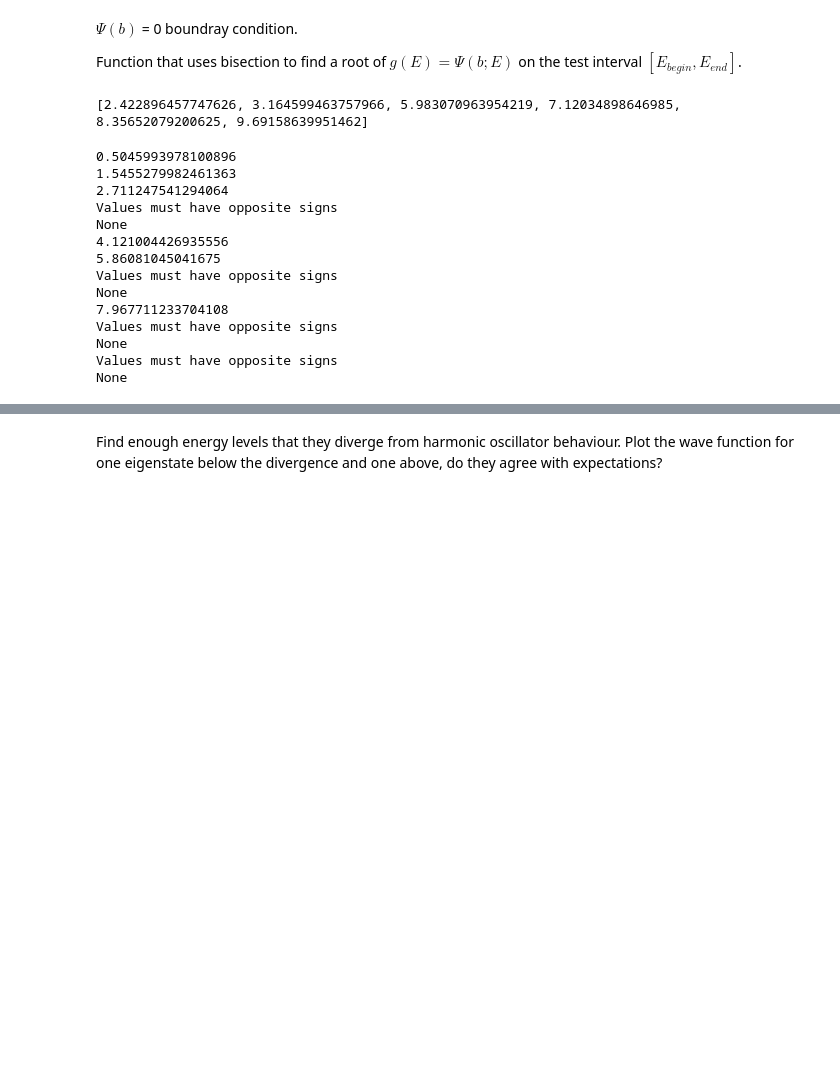
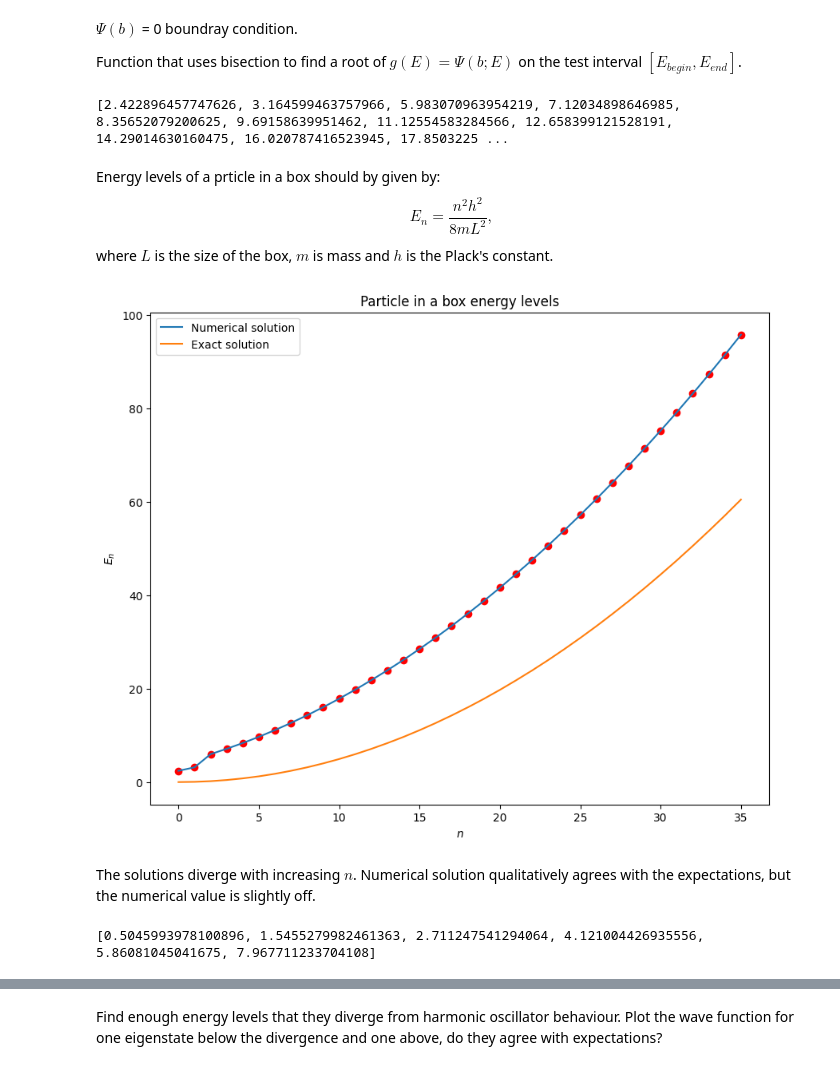
Before and after one commit to HannaKarwowska/HW2-Numerical-Methods, a Jupyter notebook: HW2.ipynb, the cells around one changed output, grey strips where cells are left out. Saved outputs shown, nothing was run; the diff lists cells and outputs as text; code cells hidden in the pictures; blank space fills up the shorter version.

```diff
--- a/HW2.ipynb
+++ b/HW2.ipynb
@@ -315,31 +315,47 @@ def bisection_solver(a,b,V, E_begining,E_end):
 # %%
 #Particle in a box test
 Energies = []
-for n in range(0,10):
+for n in range(0,100):
     value = bisection_solver(0,10,V1, n,n+1)
     if value != None:
         Energies.append(value)
 print(Energies)
 # %% [output]
-[2.422896457747626, 3.164599463757966, 5.983070963954219, 7.12034898646985, 8.35652079200625, 9.69158639951462]
+[2.422896457747626, 3.164599463757966, 5.983070963954219, 7.12034898646985, 8.35652079200625, 9.69158639951462, 11.12554583284566, 12.658399121528191, 14.29014630160475, 16.020787416523945, 17.8503225 ...
+# %% [markdown]
+Energy levels of a prticle in a box should by given by:
+\begin{equation}
+    E_n = \frac{n^2 h^2}{8 m L^2},
+\end{equation}
+where $L$ is the size of the box, $m$ is mass and $h$ is the Plack's constant.
 # %%
 #Plot E_n VS n
+
+n_number = np.arange(len(Energies))
+fig,ax = plt.subplots(figsize=(10, 8))
+ax.plot(n_number,Energies, label = "Numerical solution")
+ax.plot(n_number, n_number**2 * (2* np.pi)**2 /(8* 100), label = "Exact solution" )
+ax.scatter(n_number,Energies, color = "red")
+ax.set_xlabel("$n$")
+ax.set_ylabel("$E_{{n}}$")
+ax.set_title("Particle in a box energy levels")
+ax.legend()
+plt.savefig("Energy_levels_1.png")
+plt.show()
+# %% [output]
+[figure, added]
+# %% [markdown]
+The solutions diverge with increasing $n$. Numerical solution qualitatively agrees with the expectations, but the numerical value is slightly off.
 # %%
 #Shooting method on harmonic oscillator
+Energies2 = []
 for n in range(0,10):
-    print(bisection_solver(-optimal_a,optimal_a,V2, n,n+1))
+    value2 = bisection_solver(-optimal_a,optimal_a,V2, n,n+1)
+    if value2 != None:
+        Energies2.append(value2)
+print(Energies2)
+
+#for n in range(0,10):
+    #print(bisection_solver(-optimal_a,optimal_a,V2, n,n+1))
 # %% [output]
-0.5045993978100896
-1.5455279982461363
-2.711247541294064
-Values must have opposite signs
-None
-4.121004426935556
-5.86081045041675
-Values must have opposite signs
-None
-7.967711233704108
-Values must have opposite signs
-None
-Values must have opposite signs
-None
+[0.5045993978100896, 1.5455279982461363, 2.711247541294064, 4.121004426935556, 5.86081045041675, 7.967711233704108]
```
Also changed, not shown: parts of 2 cells of this notebook, 2 other files.
